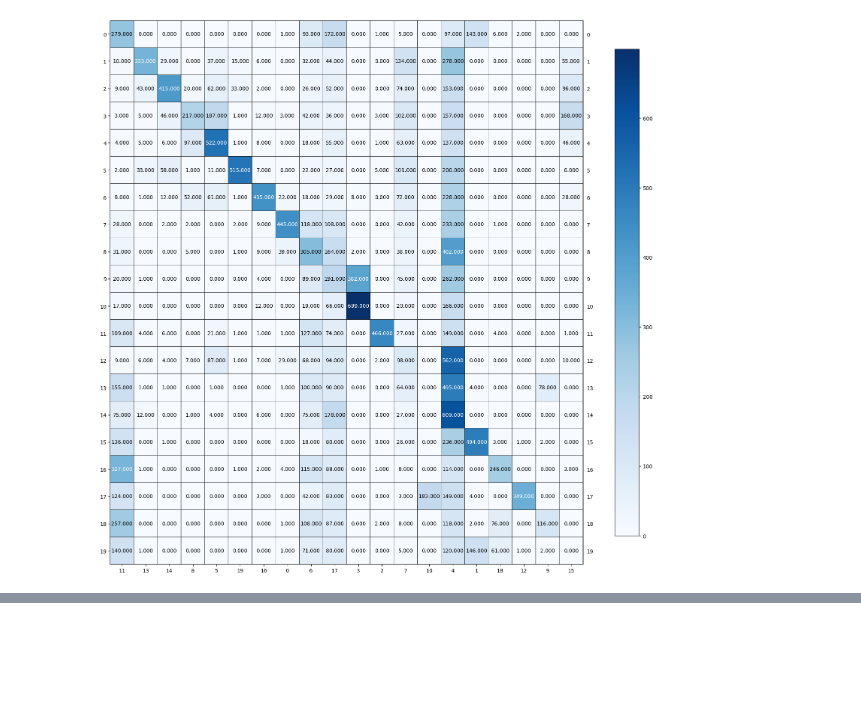
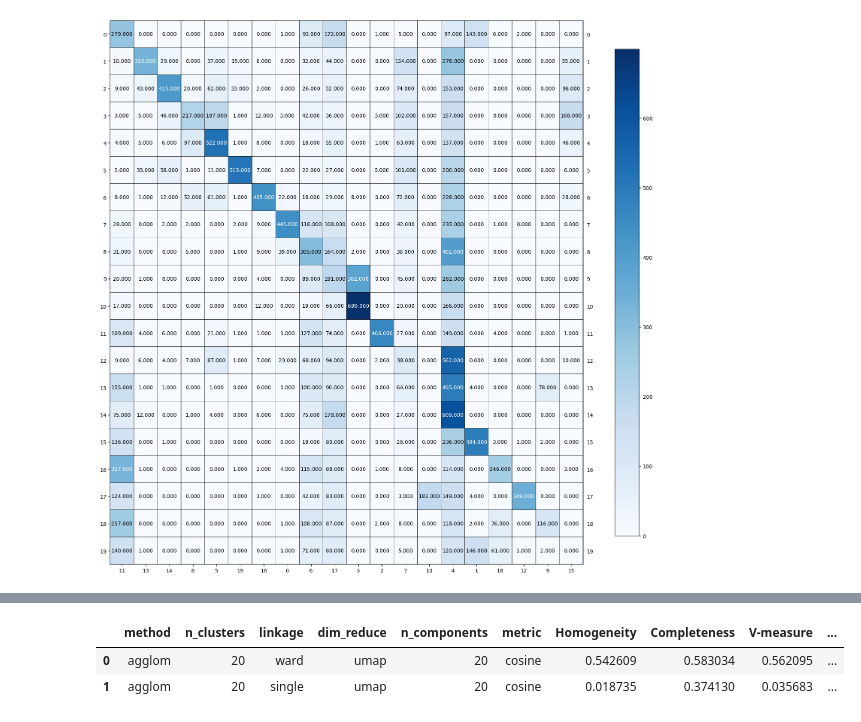
Before and after one commit to papaymaguire/ece219-project4, a Jupyter notebook: project2/notebooks/part01_02.ipynb, the cells around one changed output, grey strips where cells are left out. Cells and saved outputs as stored; diff of their text form; code cells hidden in the pictures; blank space fills up the shorter version.

```diff
--- a/project2/notebooks/part01_02.ipynb
+++ b/project2/notebooks/part01_02.ipynb
@@ -113,0 +179,22 @@ display_contingency_matrix (kmeans, labels)
+# %%
+q14_exp = ClusteringExperiment()
+
+
+q14_exp.add_reducer("umap", {
+    "n_components": [20],
+    "metric": ["cosine"]
+})
+
+q14_exp.add_clusterer('agglom', {
+    "n_clusters": [20],
+    "linkage": ["ward", "single"]
+})
+
+q14_exp.run(p12_newsgroups_tfidf)
+q14_exp.eval(labels)
+joblib.dump(q14_exp, "../data/q14_exp")
+q14_exp.results
+# %% [output]
+|  | method | n_clusters | linkage | dim_reduce | n_components | metric | Homogeneity | Completeness | V-measure | ... |
+| 0 | agglom | 20 | ward | umap | 20 | cosine | 0.542609 | 0.583034 | 0.562095 | ... |
+| 1 | agglom | 20 | single | umap | 20 | cosine | 0.018735 | 0.374130 | 0.035683 | ... |
```
Also changed, not shown: parts of 13 cells of this notebook, 1 other file.
